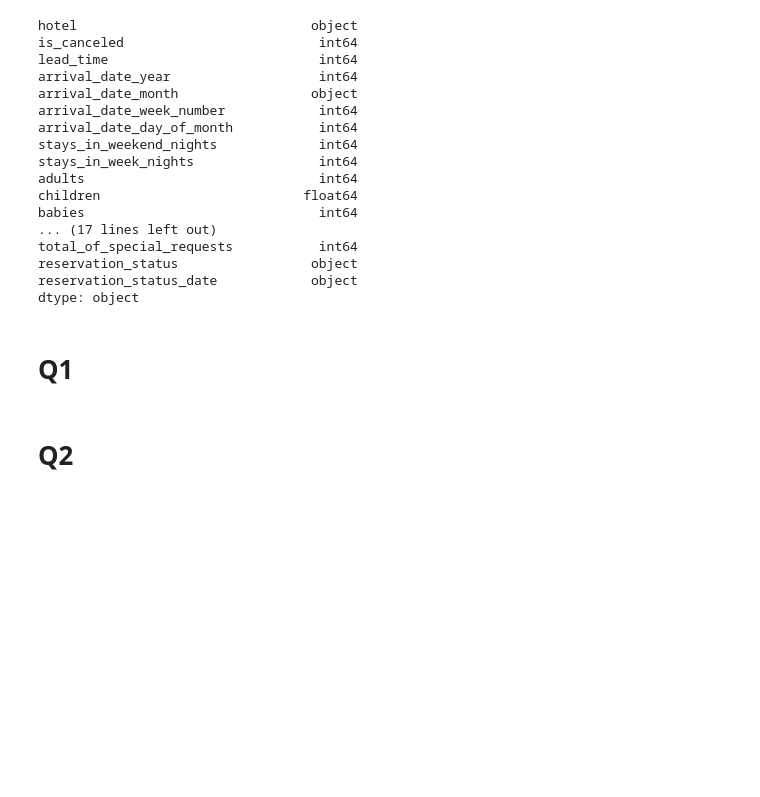
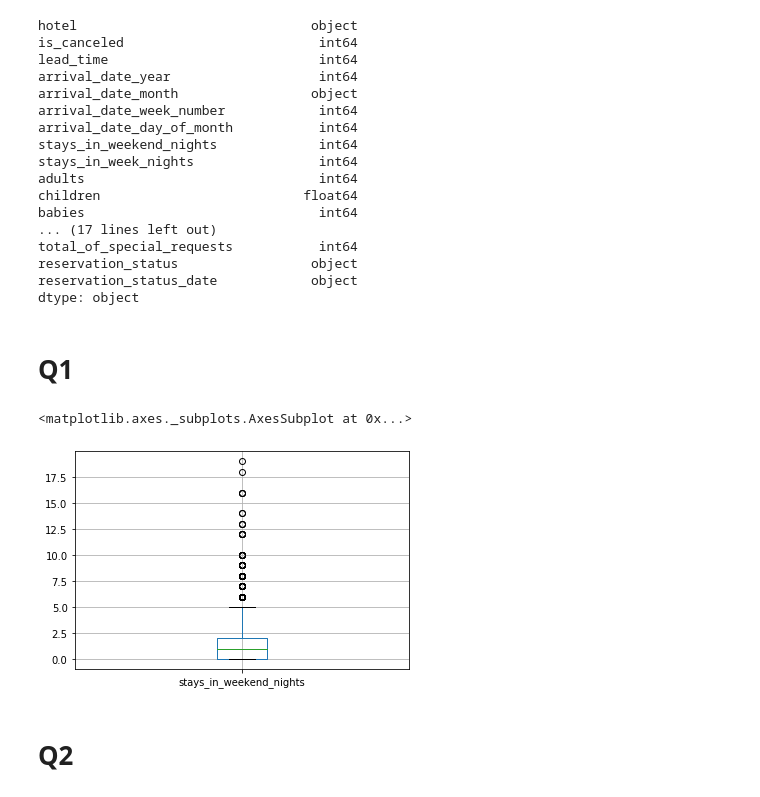
Before and after one commit to barGav1/DaTest, a Jupyter notebook: ניתוח נתונים (1)/unit1.ipynb, the cells around one changed output. Saved outputs shown, nothing was run; the diff lists cells and outputs as text; code cells hidden in the pictures; blank space fills up the shorter version.

```diff
--- a/ניתוח נתונים (1)/unit1.ipynb
+++ b/ניתוח נתונים (1)/unit1.ipynb
@@ -61,5 +61,10 @@ reservation_status_date            object
 dtype: object
 # %% [markdown]
 # Q1
+# %%
+data.boxplot('stays_in_weekend_nights')
+# %% [output]
+<matplotlib.axes._subplots.AxesSubplot at 0x...>
+[figure, added]
 # %% [markdown]
  # Q2
```
Also changed, not shown: parts of 10 cells of this notebook.
